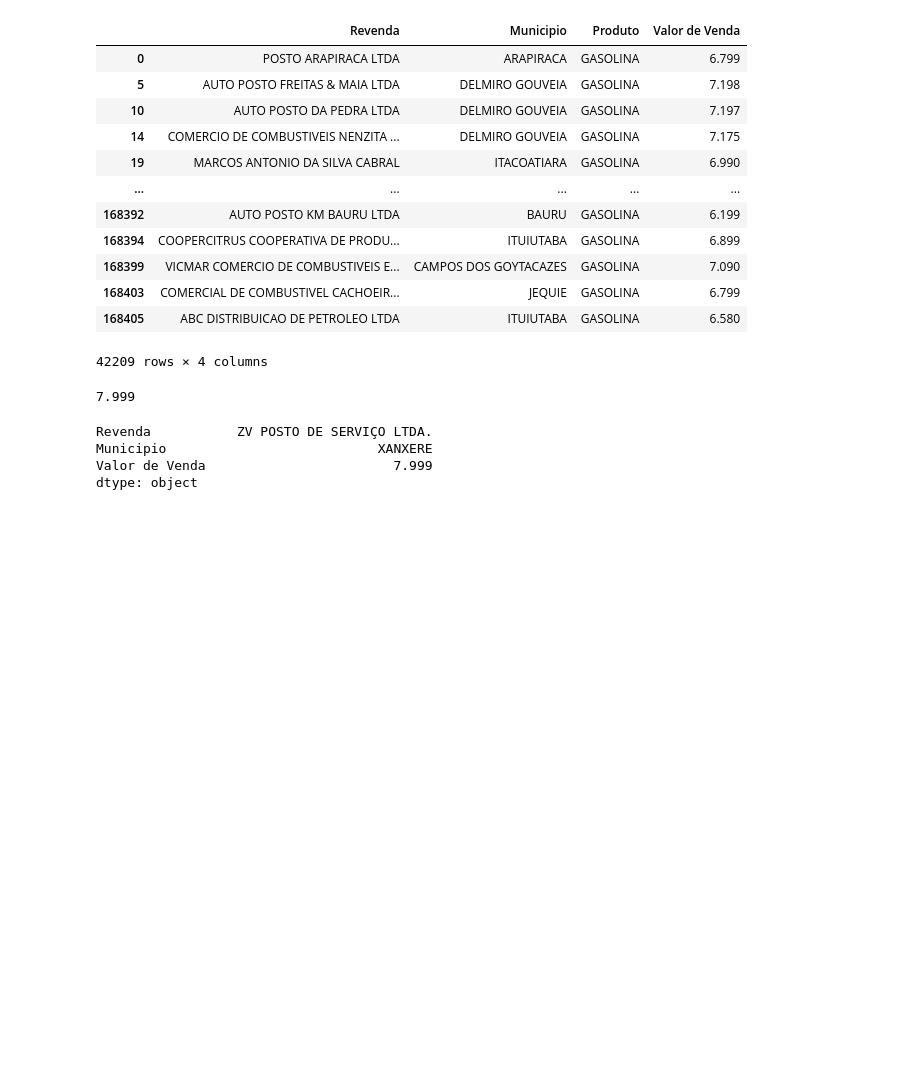
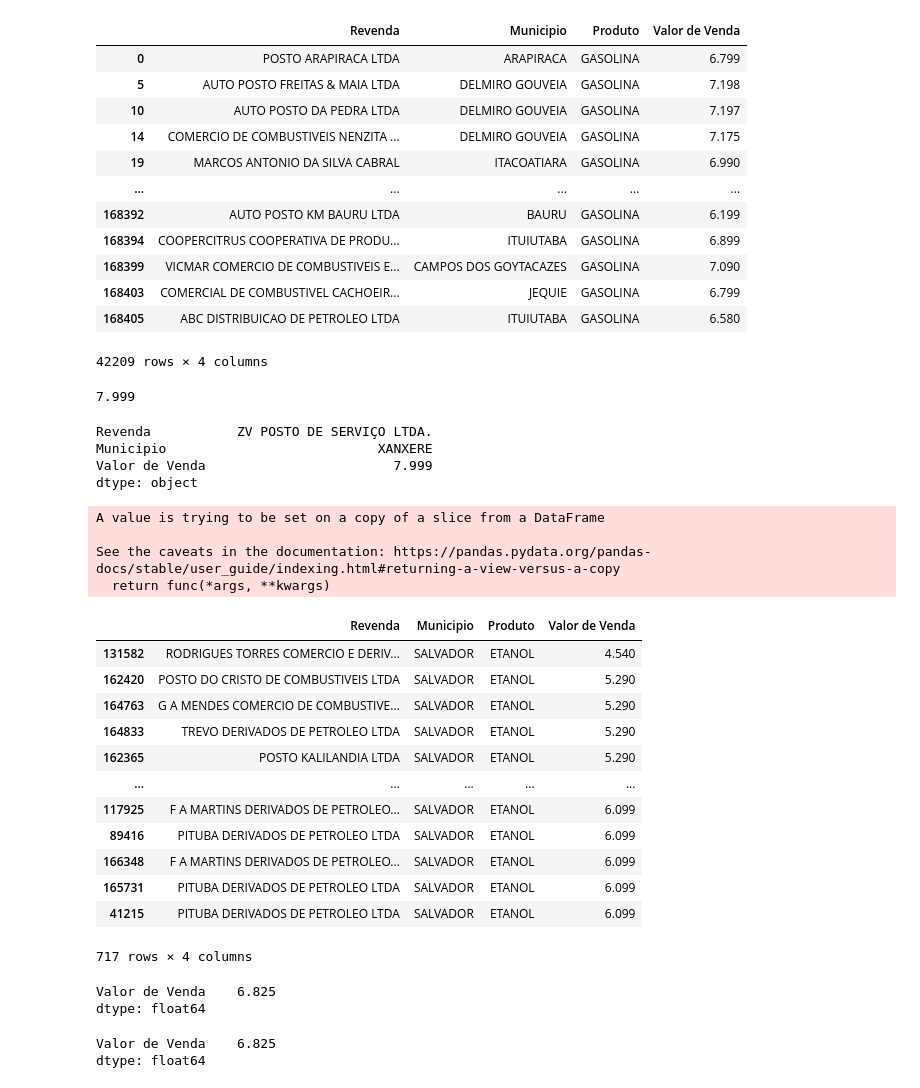
Before and after one commit to estagiariodaford/AtividadesDoCursoPandas, a Jupyter notebook: Primeiro_Exemplo_em_Pandas.ipynb, the cells around one changed output. Drawn from its saved outputs; the diff is of its cells as text; code cells hidden in the pictures; blank space fills up the shorter version.

```diff
--- a/Primeiro_Exemplo_em_Pandas.ipynb
+++ b/Primeiro_Exemplo_em_Pandas.ipynb
@@ -212,3 +212,43 @@ Revenda           ZV POSTO DE SERVIÇO LTDA.
 Municipio                           XANXERE
 Valor de Venda                        7.999
 dtype: object
+# %%
+#DataFrame.loc[] com múltiplas condições para filtragem
+#Quais são so preços do ETANOL na minha cidade (SALVADOR)
+#Ordenado do menor valor de venda para o maior
+etanol_indaiatuba_df = ca_df.loc[(ca_df['Produto'] == 'ETANOL') & (ca_df['Municipio'] == 'SALVADOR')]
+etanol_indaiatuba_df.sort_values(by='Valor de Venda', inplace=True)
+display(etanol_indaiatuba_df)
+# %% [output]
+A value is trying to be set on a copy of a slice from a DataFrame
+
+See the caveats in the documentation: https://pandas.pydata.org/pandas-docs/stable/user_guide/indexing.html#returning-a-view-versus-a-copy
+  return func(*args, **kwargs)
+|  | Revenda | Municipio | Produto | Valor de Venda |
+| 131582 | RODRIGUES TORRES COMERCIO E DERIV... | SALVADOR | ETANOL | 4.540 |
+| 162420 | POSTO DO CRISTO DE COMBUSTIVEIS LTDA | SALVADOR | ETANOL | 5.290 |
+| 164763 | G A MENDES COMERCIO DE COMBUSTIVE... | SALVADOR | ETANOL | 5.290 |
+| 164833 | TREVO DERIVADOS DE PETROLEO LTDA | SALVADOR | ETANOL | 5.290 |
+| 162365 | POSTO KALILANDIA LTDA | SALVADOR | ETANOL | 5.290 |
+| ... | ... | ... | ... | ... |
+| 117925 | F A MARTINS DERIVADOS DE PETROLEO... | SALVADOR | ETANOL | 6.099 |
+| 89416 | PITUBA DERIVADOS DE PETROLEO LTDA | SALVADOR | ETANOL | 6.099 |
+| 166348 | F A MARTINS DERIVADOS DE PETROLEO... | SALVADOR | ETANOL | 6.099 |
+| 165731 | PITUBA DERIVADOS DE PETROLEO LTDA | SALVADOR | ETANOL | 6.099 |
+| 41215 | PITUBA DERIVADOS DE PETROLEO LTDA | SALVADOR | ETANOL | 6.099 |
+717 rows × 4 columns
+# %%
+# Qual a média de preços dos combustíveis GASOLINA  e GASOLINA ADITIVADA do Bairro PERNAMBUES em SALVADOR?
+display(combustiveis_df.loc[(combustiveis_df['Bairro'] == 'PERNAMBUES') & (combustiveis_df['Municipio'] == 'SALVADOR') & ((combustiveis_df['Produto'] == 'GASOLINA') | (combustiveis_df['Produto'] == 'GASOLINA ADITIVADA')), ['Valor de Venda']].mean())
+# %% [output]
+Valor de Venda    6.825
+dtype: float64
+# %%
+# Qual a média de preços dos combustíveis GASOLINA e GASOLINA ADITIVADA do Bairro PERNAMBUES em SALVADOR? (Feito com isin)
+display(combustiveis_df.loc[(combustiveis_df['Bairro'] == 'PERNAMBUES') &
+                            (combustiveis_df['Municipio'] == 'SALVADOR') &
+                            (combustiveis_df['Produto'].isin(["GASOLINA", "GASOLINA ADITIVADA"])),
+                            ['Valor de Venda']].mean())
+# %% [output]
+Valor de Venda    6.825
+dtype: float64
```
Also changed, not shown: parts of 4 cells of this notebook.
